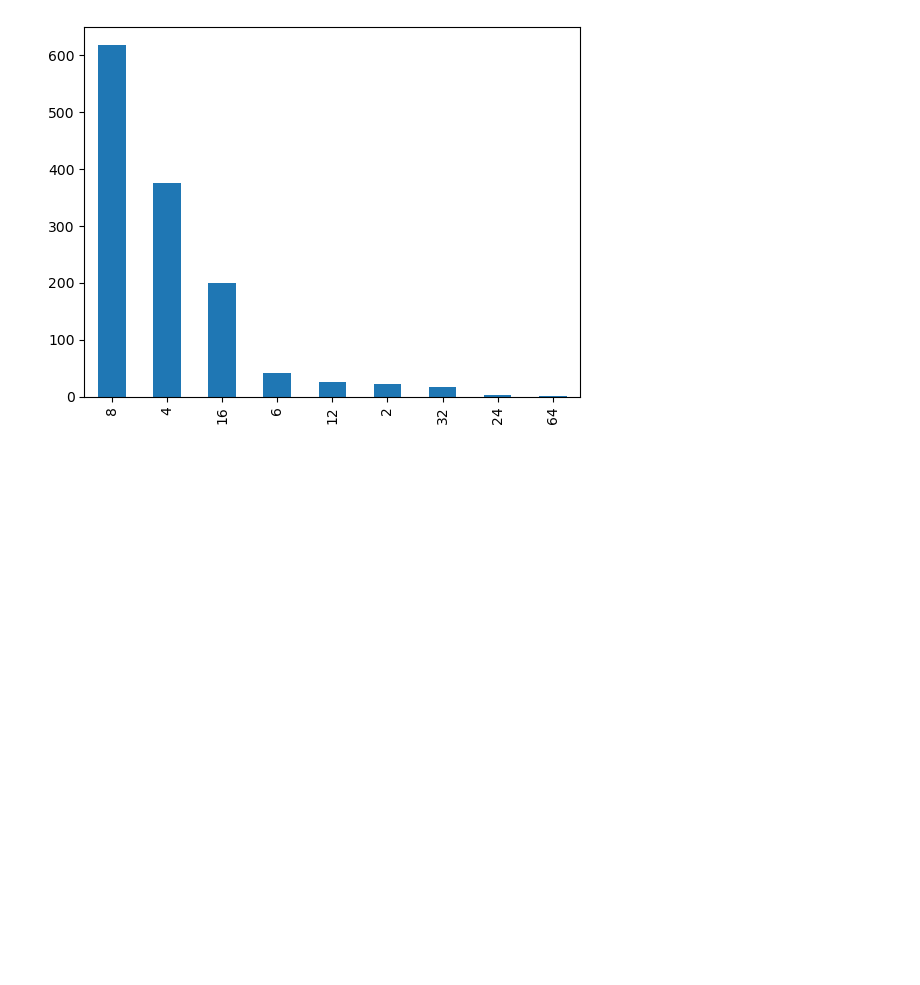
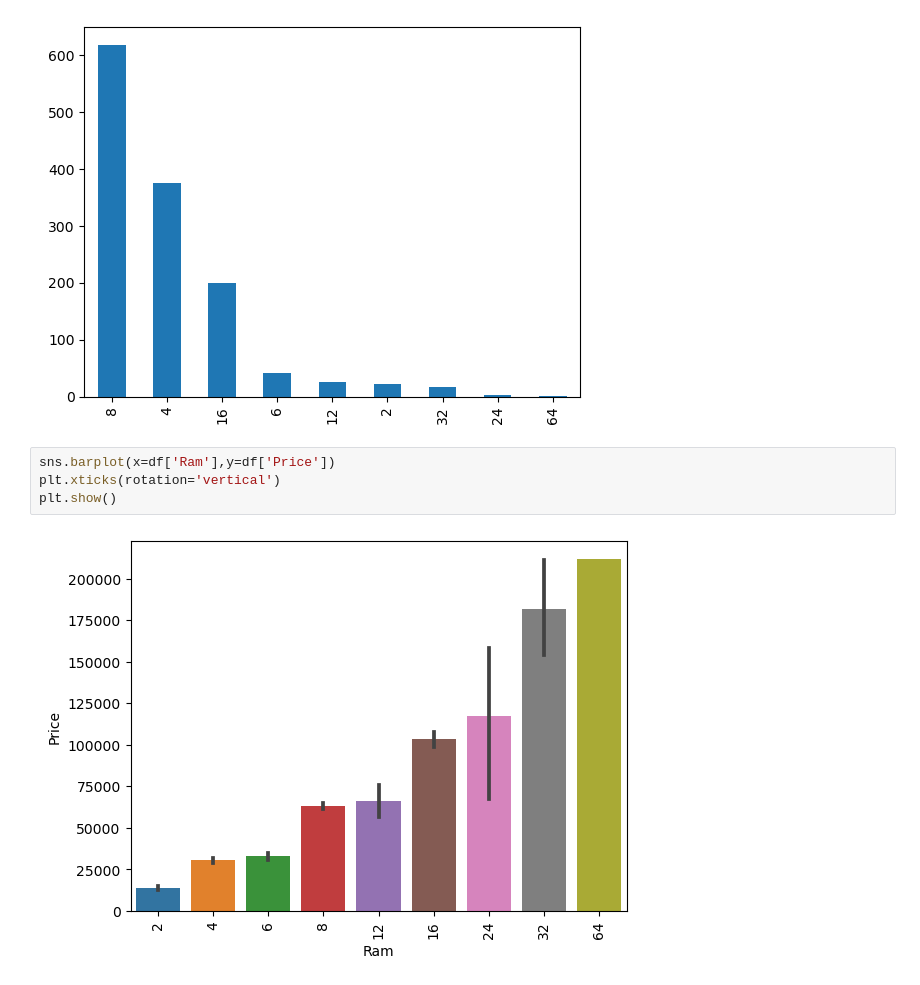
Before and after one commit to SHRISTI-web/Laptop_price_predictor, a Jupyter notebook: laptop_price_predictor.ipynb, the cells around one changed output. Cells and saved outputs as stored; diff of their text form; blank space fills up the shorter version.

```diff
--- a/laptop_price_predictor.ipynb
+++ b/laptop_price_predictor.ipynb
@@ -392,3 +392,9 @@ df['Ram'].value_counts().plot(kind='bar')
 # %% [output]
 <AxesSubplot: >
 [figure]
+# %%
+sns.barplot(x=df['Ram'],y=df['Price'])
+plt.xticks(rotation='vertical')
+plt.show()
+# %% [output]
+[figure, added]
```
Also changed, not shown: parts of 33 cells of this notebook.
